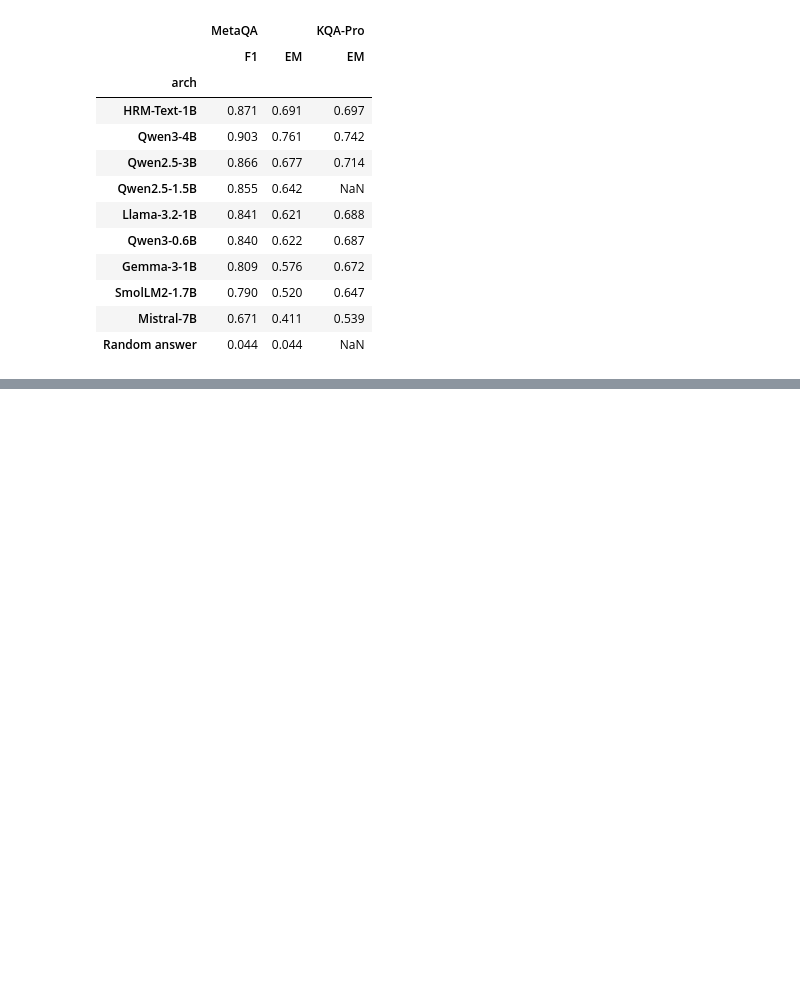
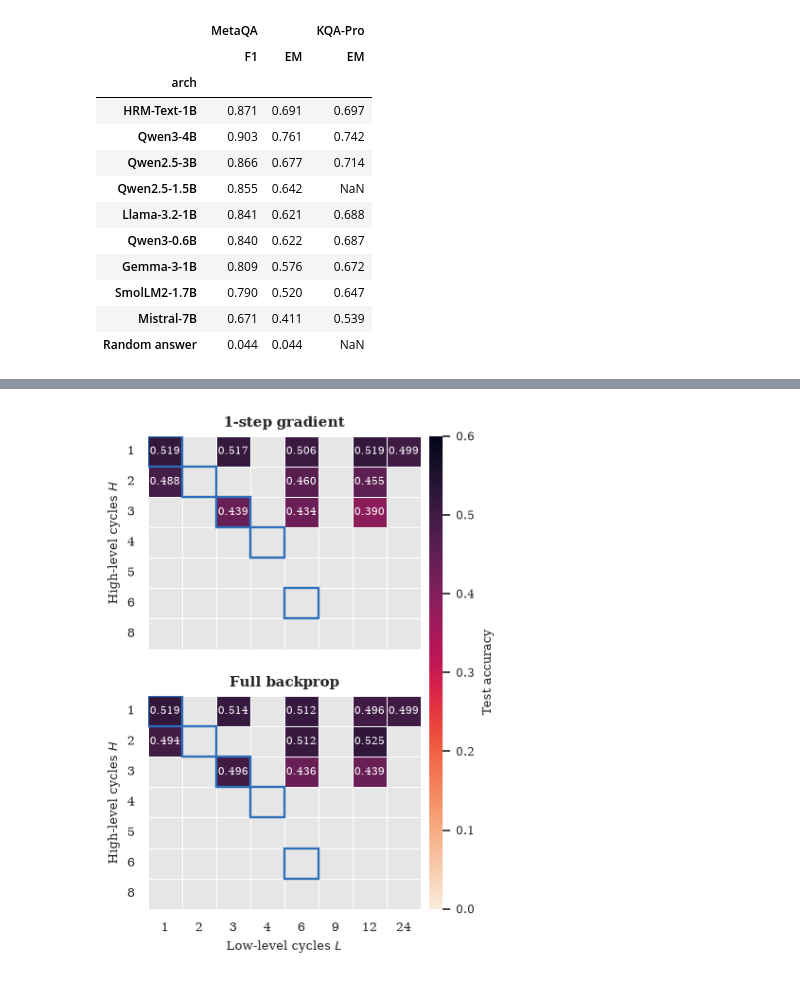
Before and after one commit to MariusAAROS/HRM-Text-for-Graphs, a Jupyter notebook: report/paper_results.ipynb, the cells around one changed output, grey strips where cells are left out. Cells and saved outputs as stored; diff of their text form; code cells hidden in the pictures; blank space fills up the shorter version.

Commit message:
hl fullbp ablation (part1)

```diff
--- a/report/paper_results.ipynb
+++ b/report/paper_results.ipynb
@@ -1675,0 +1734,48 @@ Random answer & 0.044 & 0.044 & -- \\
+# %%
+# Single-column figure: the RQ2.1 heatmap restricted to the locally rerun cells, 1-step gradient
+# above full backprop. Same size, cell geometry, colormap and color scale as `ablation_hl_grid`,
+# so the two figures can be read against each other cell for cell.
+def plot_hl_heatmaps_fullbp(fname="ablation_hl_grid_fullbp"):
+    vmax = np.ceil(abl_grid["accuracy"].max() * 10) / 10
+    fig = plt.figure(figsize=(COL_W, 5.4))
+    gs = fig.add_gridspec(2, 2, width_ratios=[1, 0.05], hspace=0.22, wspace=0.06)
+    axes = [fig.add_subplot(gs[0, 0]), fig.add_subplot(gs[1, 0])]
+    cbar_ax = fig.add_subplot(gs[:, 1])
+
+    for ax, regime in zip(axes, [TRUNC_BP, FULL_BP]):
+        grid = local_grids[regime]
+        last = regime == FULL_BP
+        sns.heatmap(
+            grid, ax=ax, mask=grid.isna(), annot=True, fmt=".3f", cmap="rocket_r",
+            vmin=0, vmax=vmax, linewidths=0.4, linecolor="white",
+            annot_kws={"fontsize": 6.5}, cbar=last, cbar_ax=cbar_ax if last else None,
+            cbar_kws={"label": "Test accuracy"} if last else None,
+        )
+        ax.set_facecolor("0.90")  # cells with no run
+        ax.grid(False)
+
+        # Outline the L/H = 1 diagonal, as in the full grid.
+        for i, h in enumerate(H_VALS):
+            if h in L_VALS:
+                ax.add_patch(mpl.patches.Rectangle(
+                    (L_VALS.index(h), i), 1, 1, fill=False,
+                    edgecolor=TRM_COLOR, linewidth=1.4, zorder=4,
+                ))
+
+        ax.set_title(regime, fontsize=9)
+        ax.set_xticklabels(L_VALS if last else [], rotation=0, fontsize=7.5)
+        ax.set_xlabel("Low-level cycles $L$" if last else "", fontsize=8)
+        ax.set_yticklabels(H_VALS, rotation=0, fontsize=7.5)
+        ax.set_ylabel("High-level cycles $H$", fontsize=8)
+        if not last:
+            ax.tick_params(axis="x", length=0)
+
+    cbar_ax.yaxis.label.set_size(8)
+    cbar_ax.tick_params(labelsize=7)
+    save_fig(fig, fname)
+    plt.show()
+
+
+plot_hl_heatmaps_fullbp()
+# %% [output]
+[figure, added]
```
Also changed, not shown: parts of 3 cells of this notebook, 8 other files.
